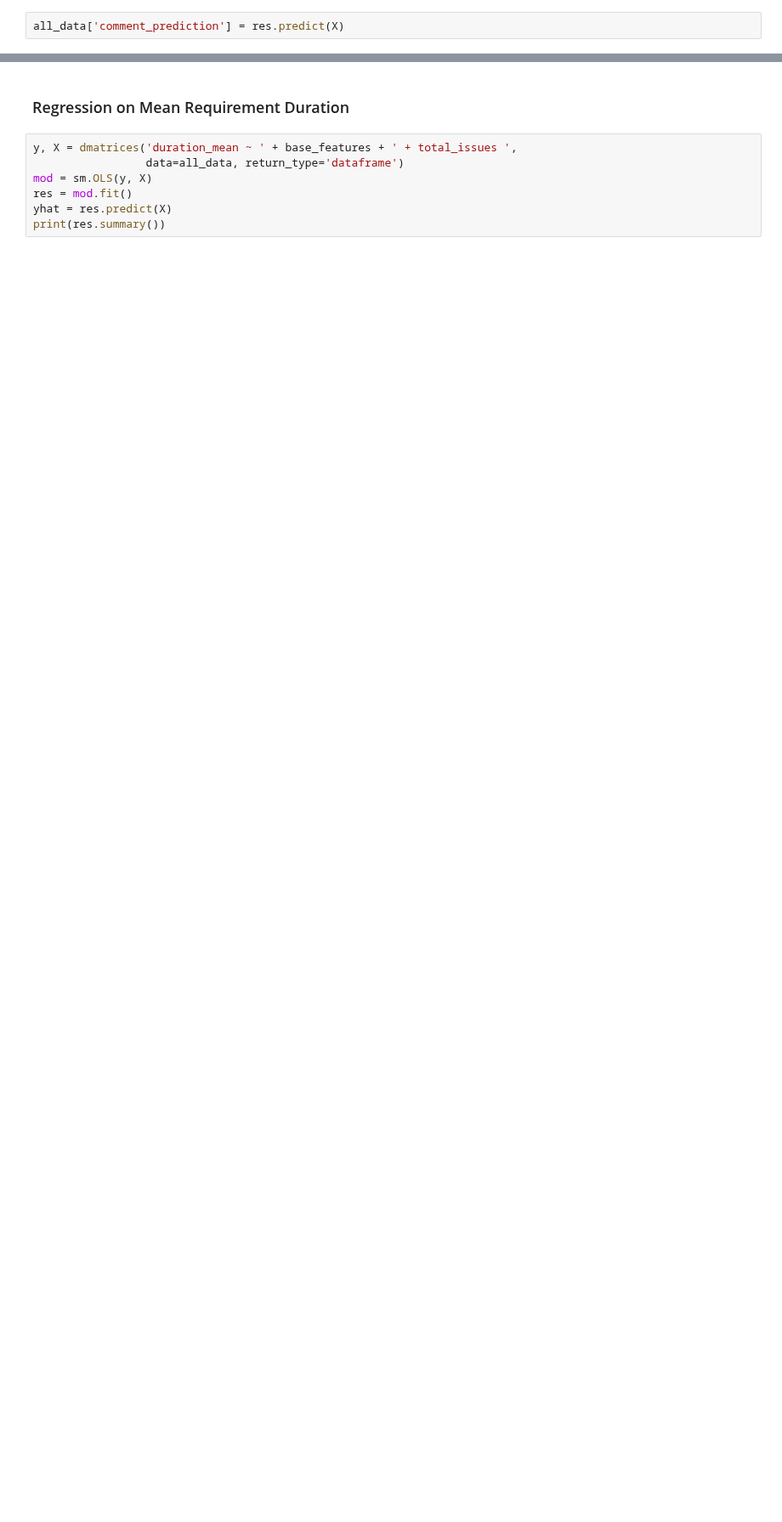
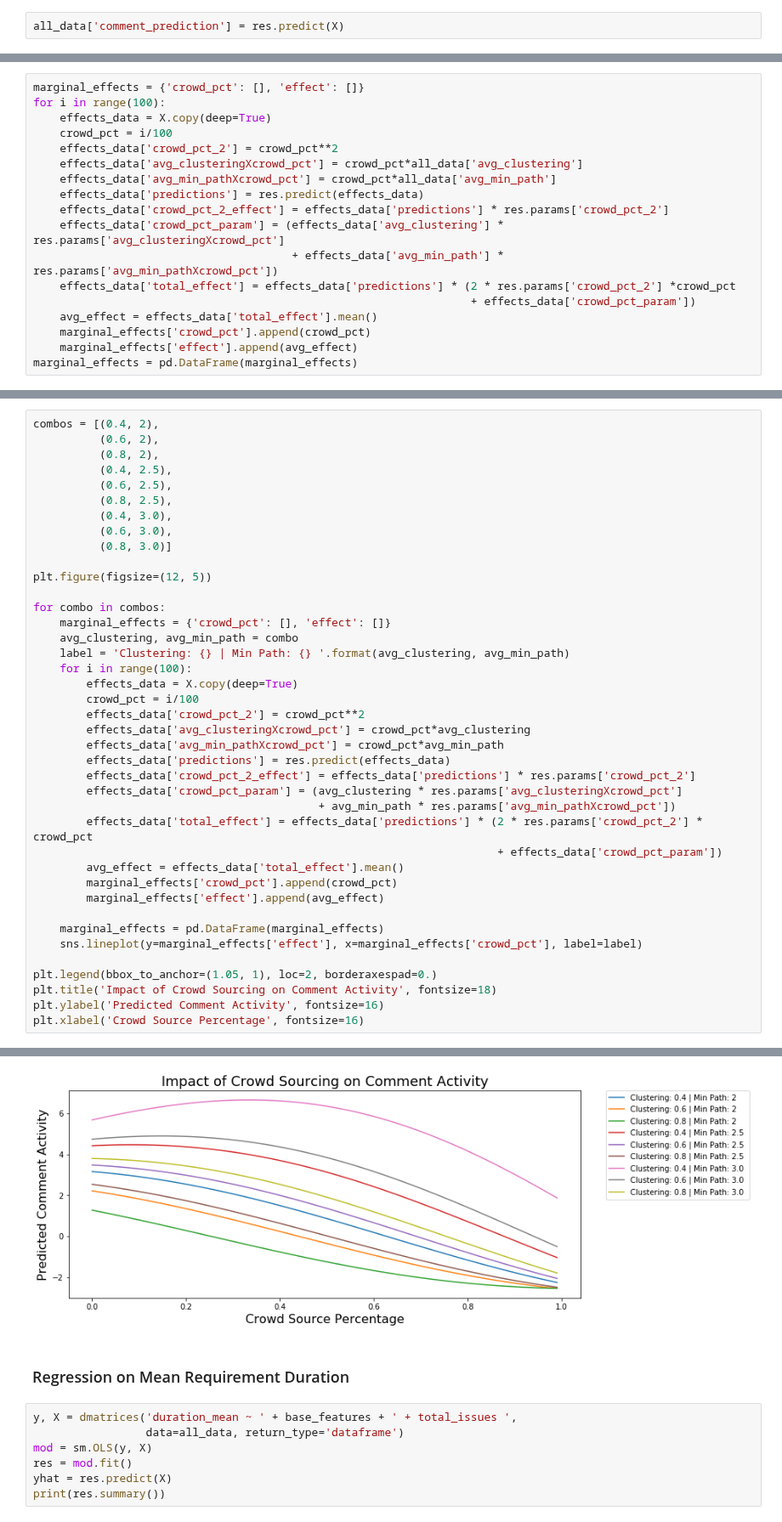
Before and after one commit to MthwRobinson/dissertation-research, a Jupyter notebook: research-notebooks/2-journal-article.ipynb, the cells around one changed output, grey strips where cells are left out. Shown at 85% size. Cells and saved outputs as stored; diff of their text form; blank space fills up the shorter version.

```diff
--- a/research-notebooks/2-journal-article.ipynb
+++ b/research-notebooks/2-journal-article.ipynb
@@ -185,2 +178,20 @@ len(predictions)
+# %%
+marginal_effects = {'crowd_pct': [], 'effect': []}
+for i in range(100):
+    effects_data = X.copy(deep=True)
+    crowd_pct = i/100
+    effects_data['crowd_pct_2'] = crowd_pct**2
+    effects_data['avg_clusteringXcrowd_pct'] = crowd_pct*all_data['avg_clustering']
+    effects_data['avg_min_pathXcrowd_pct'] = crowd_pct*all_data['avg_min_path']
+    effects_data['predictions'] = res.predict(effects_data)
+    effects_data['crowd_pct_2_effect'] = effects_data['predictions'] * res.params['crowd_pct_2']
+    effects_data['crowd_pct_param'] = (effects_data['avg_clustering'] * res.params['avg_clusteringXcrowd_pct']
+                                       + effects_data['avg_min_path'] * res.params['avg_min_pathXcrowd_pct'])
+    effects_data['total_effect'] = effects_data['predictions'] * (2 * res.params['crowd_pct_2'] *crowd_pct
+                                                                  + effects_data['crowd_pct_param'])
+    avg_effect = effects_data['total_effect'].mean()
+    marginal_effects['crowd_pct'].append(crowd_pct)
+    marginal_effects['effect'].append(avg_effect)
+marginal_effects = pd.DataFrame(marginal_effects)
 # %%
 plt.figure(figsize=(12, 5))
@@ -233,0 +217,41 @@ for combo in combos:
+# %%
+combos = [(0.4, 2),
+          (0.6, 2),
+          (0.8, 2),
+          (0.4, 2.5),
+          (0.6, 2.5),
+          (0.8, 2.5),
+          (0.4, 3.0),
+          (0.6, 3.0),
+          (0.8, 3.0)]
+
+plt.figure(figsize=(12, 5))
+
+for combo in combos:
+    marginal_effects = {'crowd_pct': [], 'effect': []}
+    avg_clustering, avg_min_path = combo
+    label = 'Clustering: {} | Min Path: {} '.format(avg_clustering, avg_min_path)
+    for i in range(100):
+        effects_data = X.copy(deep=True)
+        crowd_pct = i/100
+        effects_data['crowd_pct_2'] = crowd_pct**2
+        effects_data['avg_clusteringXcrowd_pct'] = crowd_pct*avg_clustering
+        effects_data['avg_min_pathXcrowd_pct'] = crowd_pct*avg_min_path
+        effects_data['predictions'] = res.predict(effects_data)
+        effects_data['crowd_pct_2_effect'] = effects_data['predictions'] * res.params['crowd_pct_2']
+        effects_data['crowd_pct_param'] = (avg_clustering * res.params['avg_clusteringXcrowd_pct']
+                                           + avg_min_path * res.params['avg_min_pathXcrowd_pct'])
+        effects_data['total_effect'] = effects_data['predictions'] * (2 * res.params['crowd_pct_2'] * crowd_pct
+                                                                      + effects_data['crowd_pct_param'])
+        avg_effect = effects_data['total_effect'].mean()
+        marginal_effects['crowd_pct'].append(crowd_pct)
+        marginal_effects['effect'].append(avg_effect)
+
+    marginal_effects = pd.DataFrame(marginal_effects)
+    sns.lineplot(y=marginal_effects['effect'], x=marginal_effects['crowd_pct'], label=label)
+
+plt.legend(bbox_to_anchor=(1.05, 1), loc=2, borderaxespad=0.)
+plt.title('Impact of Crowd Sourcing on Comment Activity', fontsize=18)
+plt.ylabel('Predicted Comment Activity', fontsize=16)
+plt.xlabel('Crowd Source Percentage', fontsize=16)
+# %% [output]
@@ -234,3 +259,4 @@ for combo in combos:
+[figure, added]
 # %% [markdown]
 ### Regression on Mean Requirement Duration
 # %%
```
Also changed, not shown: parts of 34 cells of this notebook.
